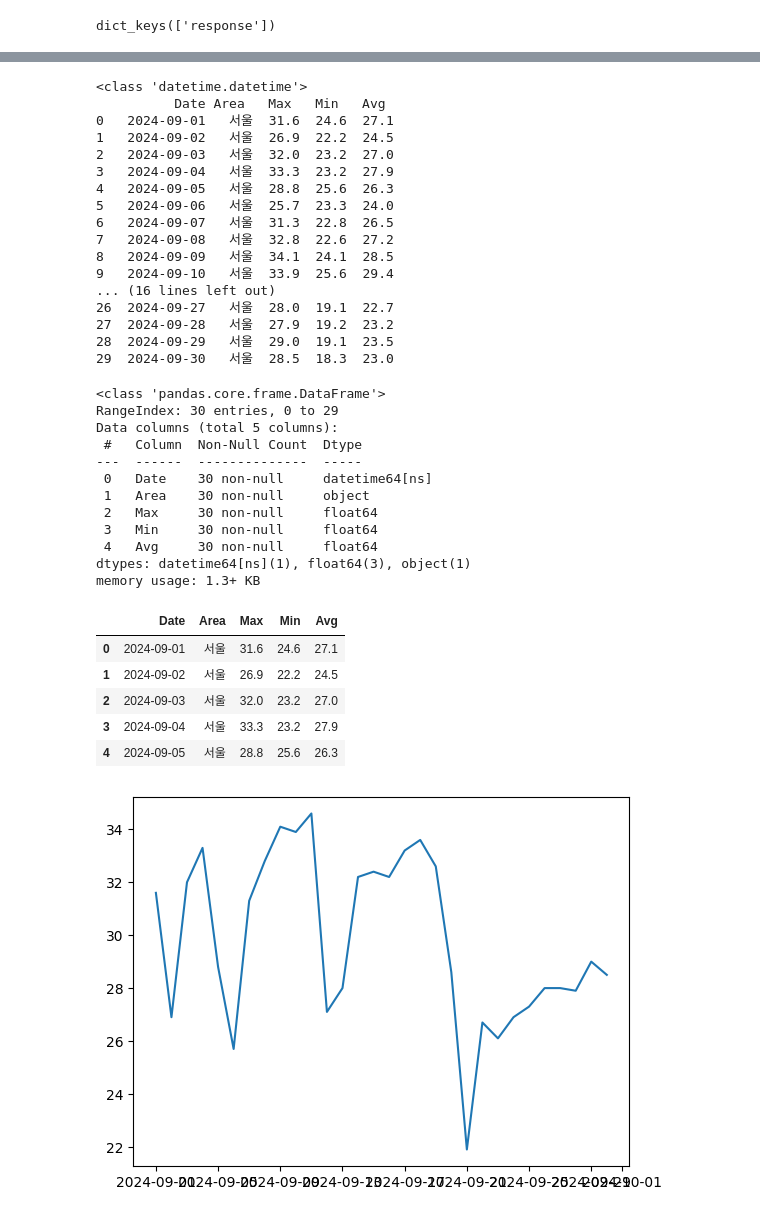
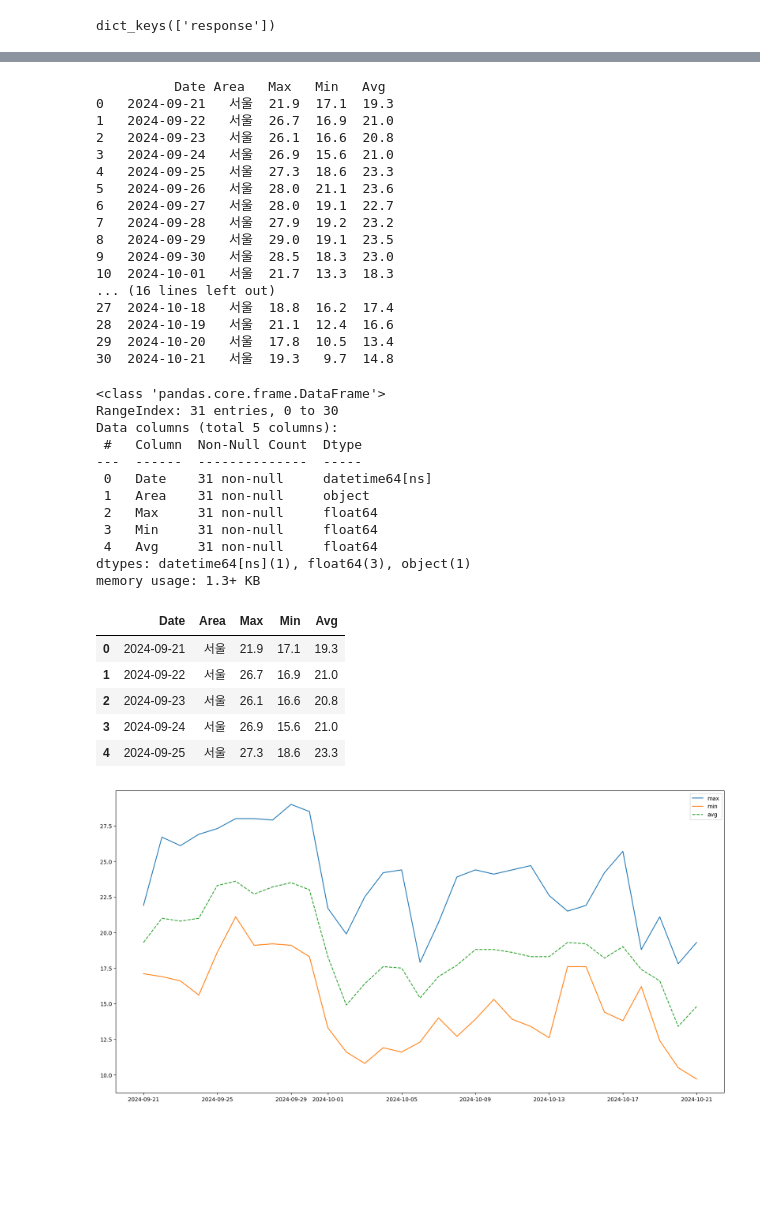
Before and after one commit to 2yuri89/workspace, a Jupyter notebook: python-basic/example-04.ipynb, the cells around one changed output, grey strips where cells are left out. Drawn from its saved outputs; the diff is of its cells as text; code cells hidden in the pictures; blank space fills up the shorter version.

```diff
--- a/python-basic/example-04.ipynb
+++ b/python-basic/example-04.ipynb
@@ -11,7 +11,7 @@ import urllib.request # 웹 요청을 전송하고 응답을 수신하는 모듈
 api_key = "YgC6RL7Xuzrbvz7msHuvRG0JZ%2BJxR0E6iUI4qrJNk78%2B5FdBneHQ8wktN9kjkpfJFCUeVtCuvThmYWikuonEuA%3D%3D"
 
 # get 방식 전송 데이터 구성
-url = "http://apis.data.go.kr/1360000/AsosDalyInfoService/getWthrDataList?ServiceKey={0}&pageNo=1&numOfRows=50&dataCd=ASOS&dateCd=DAY&startDt=20240901&endDt=20240930&stnIds=108&dataType=JSON".format(api_key)
+url = "http://apis.data.go.kr/1360000/AsosDalyInfoService/getWthrDataList?ServiceKey={0}&pageNo=1&numOfRows=50&dataCd=ASOS&dateCd=DAY&startDt=20240921&endDt=20241021&stnIds=108&dataType=JSON".format(api_key)
 request = urllib.request.Request(url)
 
 response = urllib.request.urlopen(request) # 요청 보내기 + 응답 수신
@@ -133,50 +133,54 @@ df_loc["Min"] = df_loc['Min'].map(lambda v : float(v))
 df_loc["Avg"] = df_loc['Avg'].map(lambda v : float(v))
 print( df_loc )
 # %% [output]
-<class 'datetime.datetime'>
           Date Area   Max   Min   Avg
-0   2024-09-01   서울  31.6  24.6  27.1
-1   2024-09-02   서울  26.9  22.2  24.5
-2   2024-09-03   서울  32.0  23.2  27.0
-3   2024-09-04   서울  33.3  23.2  27.9
-4   2024-09-05   서울  28.8  25.6  26.3
-5   2024-09-06   서울  25.7  23.3  24.0
-6   2024-09-07   서울  31.3  22.8  26.5
-7   2024-09-08   서울  32.8  22.6  27.2
-8   2024-09-09   서울  34.1  24.1  28.5
-9   2024-09-10   서울  33.9  25.6  29.4
+0   2024-09-21   서울  21.9  17.1  19.3
+1   2024-09-22   서울  26.7  16.9  21.0
+2   2024-09-23   서울  26.1  16.6  20.8
+3   2024-09-24   서울  26.9  15.6  21.0
+4   2024-09-25   서울  27.3  18.6  23.3
+5   2024-09-26   서울  28.0  21.1  23.6
+6   2024-09-27   서울  28.0  19.1  22.7
+7   2024-09-28   서울  27.9  19.2  23.2
+8   2024-09-29   서울  29.0  19.1  23.5
+9   2024-09-30   서울  28.5  18.3  23.0
+10  2024-10-01   서울  21.7  13.3  18.3
 ... (16 lines left out)
-26  2024-09-27   서울  28.0  19.1  22.7
-27  2024-09-28   서울  27.9  19.2  23.2
-28  2024-09-29   서울  29.0  19.1  23.5
-29  2024-09-30   서울  28.5  18.3  23.0
+27  2024-10-18   서울  18.8  16.2  17.4
+28  2024-10-19   서울  21.1  12.4  16.6
+29  2024-10-20   서울  17.8  10.5  13.4
+30  2024-10-21   서울  19.3   9.7  14.8
 # %%
 df_loc['Date'] = pd.to_datetime(df_loc['Date'])
 df_loc.info()
 df_loc.head()
 # %% [output]
 <class 'pandas.core.frame.DataFrame'>
-RangeIndex: 30 entries, 0 to 29
+RangeIndex: 31 entries, 0 to 30
 Data columns (total 5 columns):
  #   Column  Non-Null Count  Dtype
 ---  ------  --------------  -----
- 0   Date    30 non-null     datetime64[ns]
- 1   Area    30 non-null     object
- 2   Max     30 non-null     float64
- 3   Min     30 non-null     float64
- 4   Avg     30 non-null     float64
+ 0   Date    31 non-null     datetime64[ns]
+ 1   Area    31 non-null     object
+ 2   Max     31 non-null     float64
+ 3   Min     31 non-null     float64
+ 4   Avg     31 non-null     float64
 dtypes: datetime64[ns](1), float64(3), object(1)
 memory usage: 1.3+ KB
 |  | Date | Area | Max | Min | Avg |
-| 0 | 2024-09-01 | 서울 | 31.6 | 24.6 | 27.1 |
-| 1 | 2024-09-02 | 서울 | 26.9 | 22.2 | 24.5 |
-| 2 | 2024-09-03 | 서울 | 32.0 | 23.2 | 27.0 |
-| 3 | 2024-09-04 | 서울 | 33.3 | 23.2 | 27.9 |
-| 4 | 2024-09-05 | 서울 | 28.8 | 25.6 | 26.3 |
+| 0 | 2024-09-21 | 서울 | 21.9 | 17.1 | 19.3 |
+| 1 | 2024-09-22 | 서울 | 26.7 | 16.9 | 21.0 |
+| 2 | 2024-09-23 | 서울 | 26.1 | 16.6 | 20.8 |
+| 3 | 2024-09-24 | 서울 | 26.9 | 15.6 | 21.0 |
+| 4 | 2024-09-25 | 서울 | 27.3 | 18.6 | 23.3 |
 # %%
 import matplotlib.pyplot as plt
 
-plt.plot(df_loc['Date'], df_loc['Max'])
+plt.figure(figsize=(20,10))
+plt.plot(df_loc['Date'], df_loc['Max'], label = 'max')
+plt.plot(df_loc['Date'], df_loc['Min'], label = 'min')
+plt.plot(df_loc['Date'], df_loc['Avg'], label = 'avg', ls = '--')
+plt.legend()
 plt.show()
 # %% [output]
-[figure, old version]
+[figure, new version]
```
Also changed, not shown: parts of 3 cells of this notebook, 1 other file.
